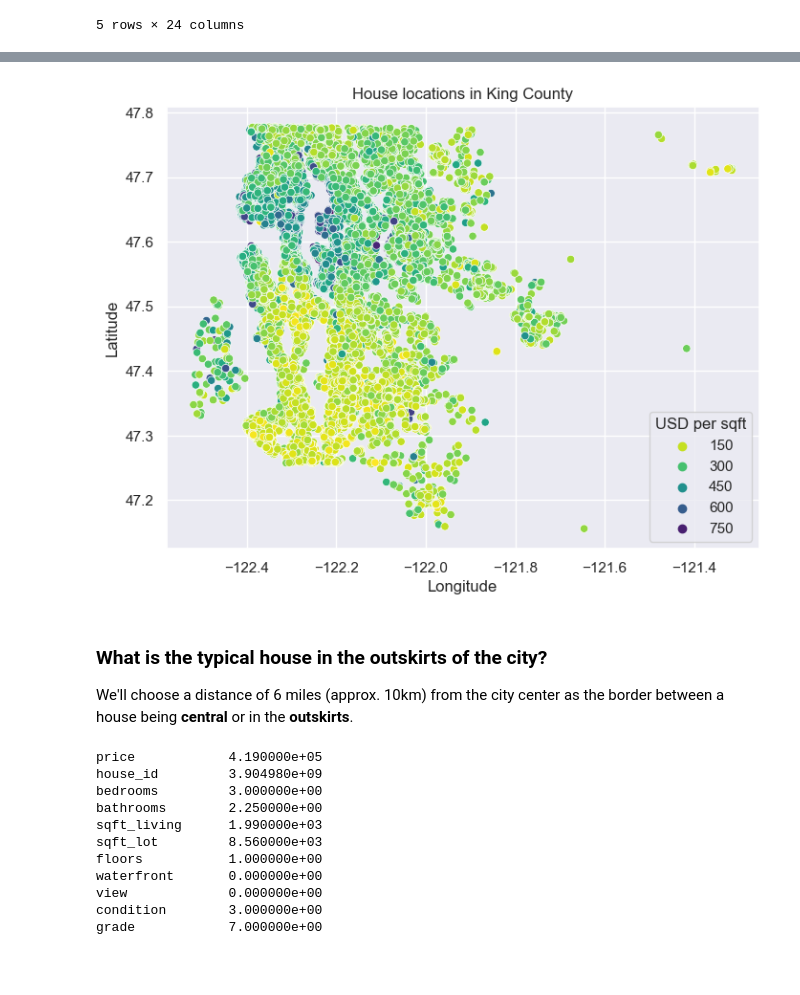
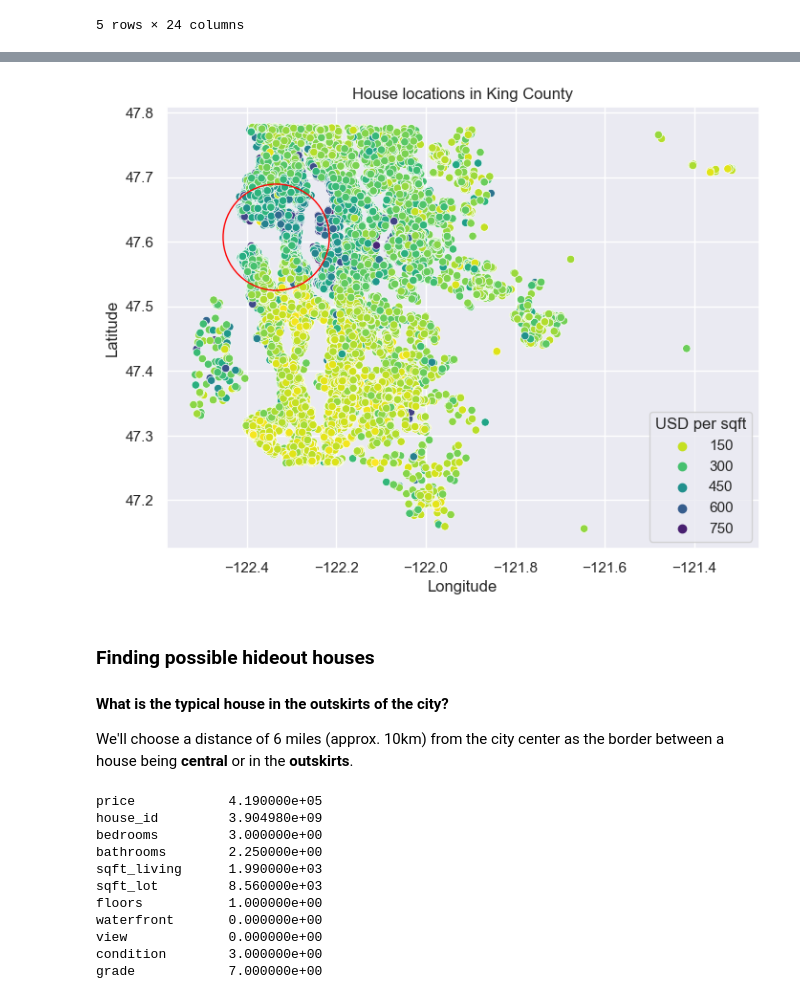
Before and after one commit to markus-baden/eda-king-county-housing, a Jupyter notebook: EDA.ipynb, the cells around one changed output, grey strips where cells are left out. Drawn from its saved outputs; the diff is of its cells as text; code cells hidden in the pictures; blank space fills up the shorter version.

```diff
--- a/EDA.ipynb
+++ b/EDA.ipynb
@@ -216,14 +192,16 @@ Name: distance, dtype: float64
 # %%
 # Plot all houses and mark circle at approximately 6 miles from Seattle city center
 fig = sns.scatterplot(data=df_housing, x='long', y='lat', hue='usd_per_sqft', palette="viridis_r")
-#fig.plot([seattle_center[1]],[seattle_center[0]],'o',ms=80,mec='r',mfc='none')
+fig.plot([seattle_center[1]],[seattle_center[0]],'o',ms=80,mec='r',mfc='none')
 fig.set(xlabel='Longitude', ylabel='Latitude', title='House locations in King County')
 fig.legend(title='USD per sqft')
 plt.show()
 # %% [output]
-[figure, old version]
+[figure, new version]
 # %% [markdown]
-### What is the typical house in the outskirts of the city?
+### Finding possible hideout houses
+
+#### What is the typical house in the outskirts of the city?
 We'll choose a distance of 6 miles (approx. 10km) from the city center as the border between a house being **central** or in the **outskirts**.
 # %%
 df_housing.where(df_housing.distance > 6).median()
```
Also changed, not shown: parts of 32 cells of this notebook, 7 other files.
